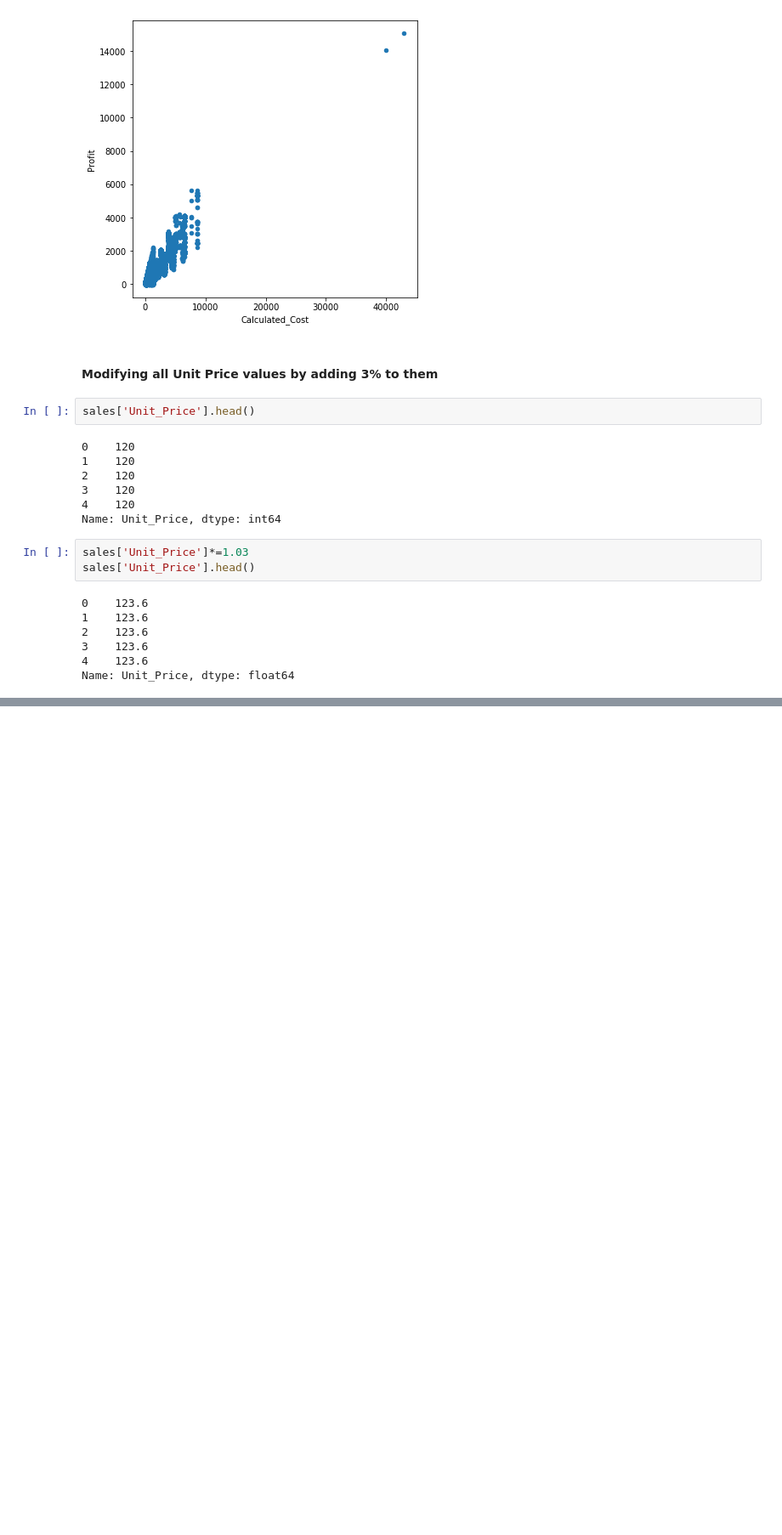
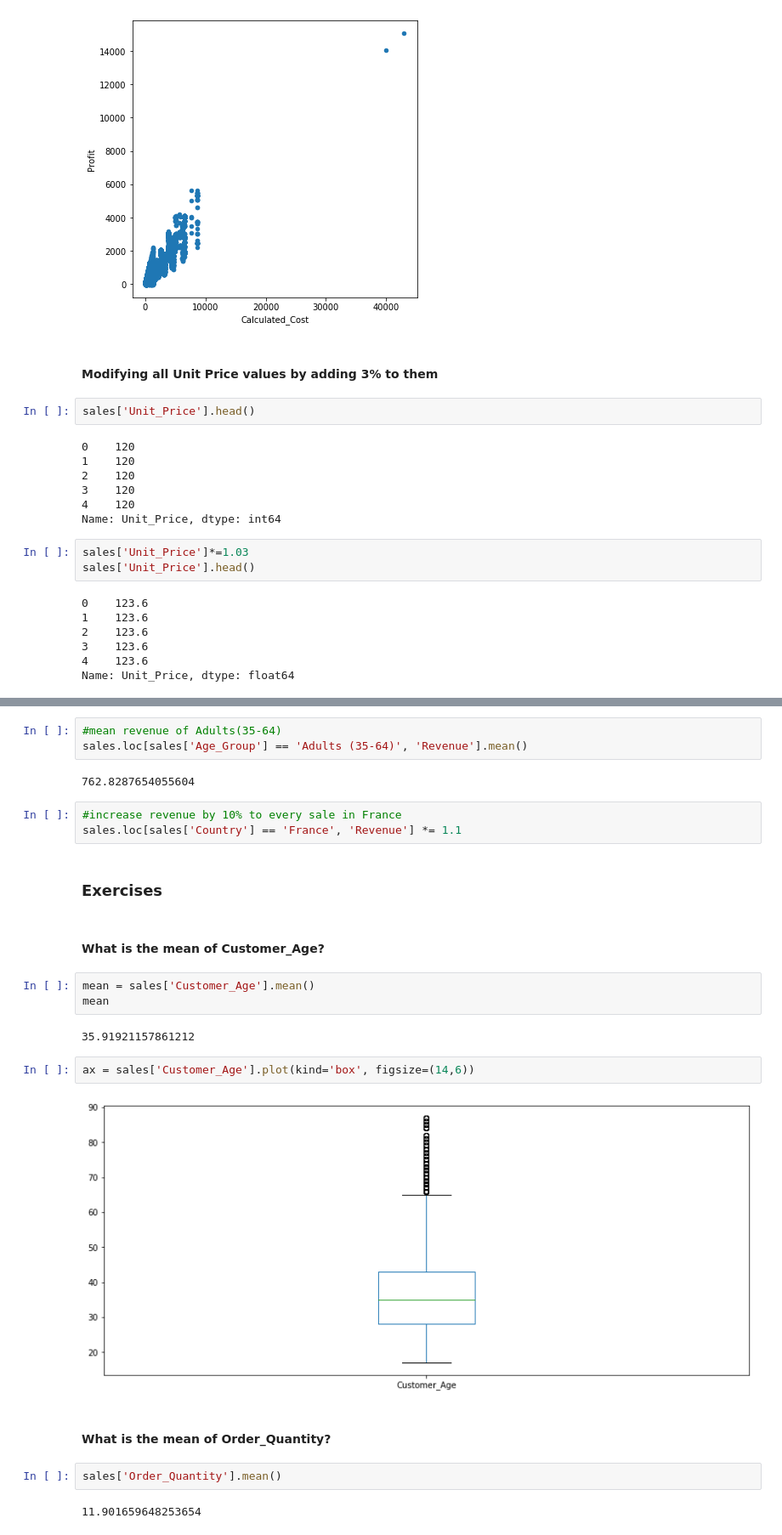
Before and after one commit to rebeccaceppas/data-analysis-course, a Jupyter notebook: Sections 1 and 2.ipynb, the cells around one changed output, grey strips where cells are left out. Shown at 85% size. Saved outputs shown, nothing was run; the diff lists cells and outputs as text; blank space fills up the shorter version.

Commit message:
adding exercises

```diff
--- a/Untitled.ipynb
+++ b/Sections 1 and 2.ipynb
@@ -286,0 +308,27 @@ Name: Unit_Price, dtype: float64
+# %%
+#mean revenue of Adults(35-64)
+sales.loc[sales['Age_Group'] == 'Adults (35-64)', 'Revenue'].mean()
+# %% [output]
+762.8287654055604
+# %%
+#increase revenue by 10% to every sale in France
+sales.loc[sales['Country'] == 'France', 'Revenue'] *= 1.1
+# %% [markdown]
+### Exercises
+# %% [markdown]
+#### What is the mean of Customer_Age?
+# %%
+mean = sales['Customer_Age'].mean()
+mean
+# %% [output]
+35.91921157861212
+# %%
+ax = sales['Customer_Age'].plot(kind='box', figsize=(14,6))
+# %% [output]
+[figure, added]
+# %% [markdown]
+#### What is the mean of Order_Quantity?
+# %%
+sales['Order_Quantity'].mean()
+# %% [output]
+11.901659648253654
```
Also changed, not shown: parts of 6 cells of this notebook.
